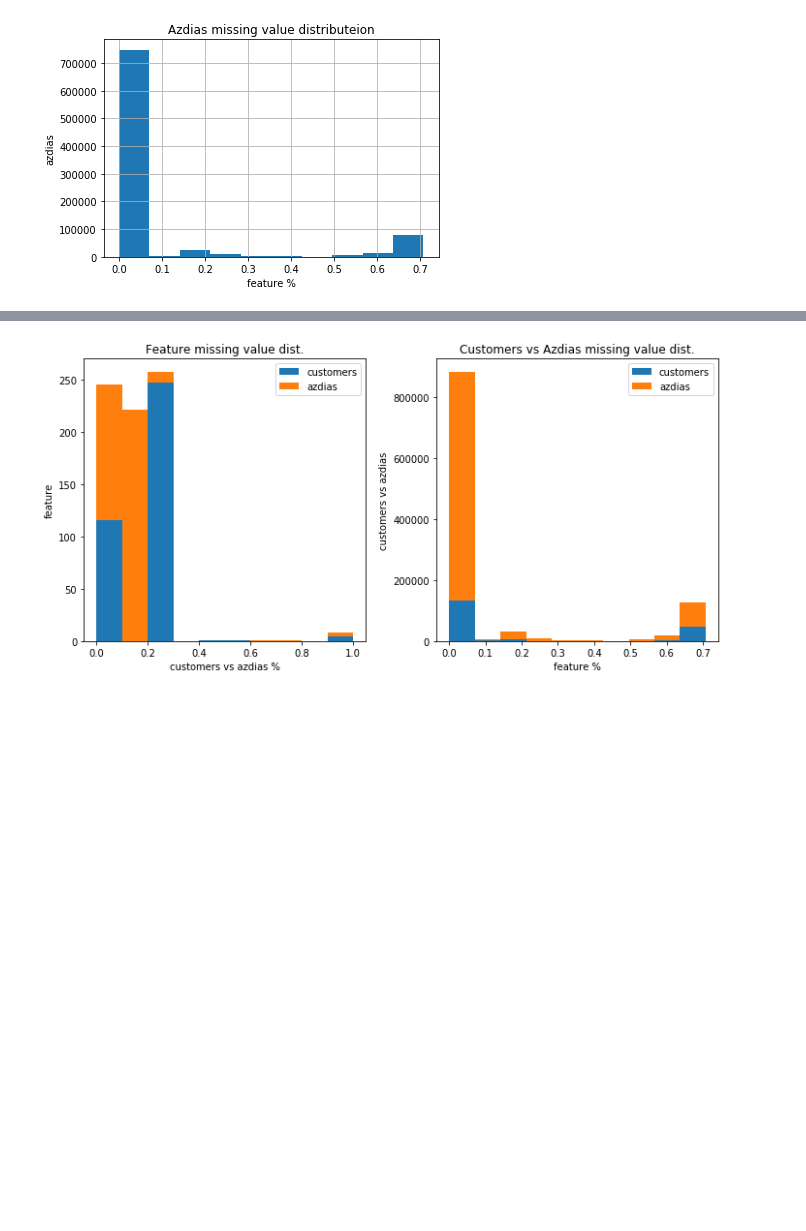
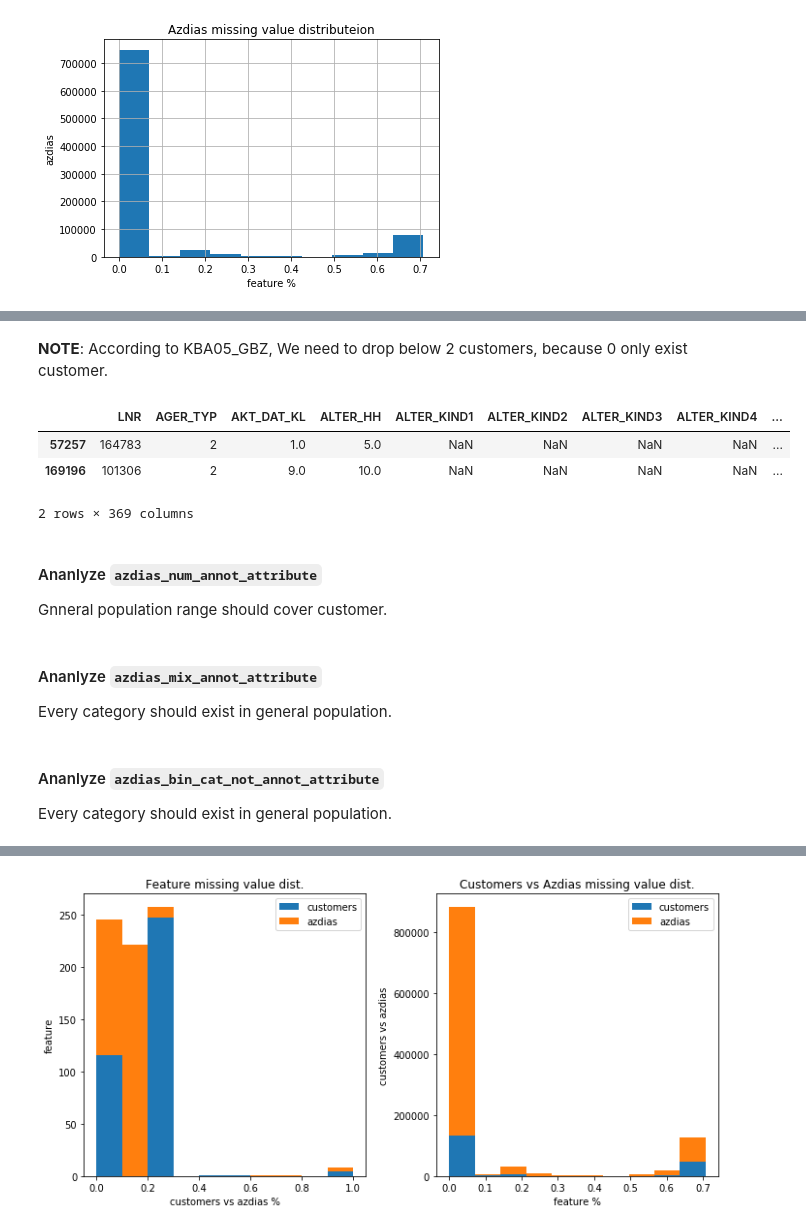
Before and after one commit to dragon7-fc/DSND-Capstone, a Jupyter notebook: Arvato Project Workbook.ipynb, the cells around one changed output, grey strips where cells are left out. Cells and saved outputs as stored; diff of their text form; code cells hidden in the pictures; blank space fills up the shorter version.

```diff
--- a/Arvato Project Workbook.ipynb
+++ b/Arvato Project Workbook.ipynb
@@ -1066,0 +1051,13 @@ assert not_annot_attr_azdias_values.size == azdias_bin_cat_not_annot_attribute.s
+# %% [markdown]
+__NOTE__: According to KBA05_GBZ, We need to drop below 2 customers, because 0 only exist customer.
+# %%
+customers_df[customers_df['KBA05_GBZ'] == 0]
+# %% [output]
+|  | LNR | AGER_TYP | AKT_DAT_KL | ALTER_HH | ALTER_KIND1 | ALTER_KIND2 | ALTER_KIND3 | ALTER_KIND4 | ... |
+| 57257 | 164783 | 2 | 1.0 | 5.0 | NaN | NaN | NaN | NaN | ... |
+| 169196 | 101306 | 2 | 9.0 | 10.0 | NaN | NaN | NaN | NaN | ... |
+2 rows × 369 columns
+# %% [markdown]
+#### Ananlyze `azdias_num_annot_attribute`
+
+Gnneral population range should cover customer.
@@ -1066,0 +1076,4 @@ assert not_annot_attr_azdias_values.size == azdias_bin_cat_not_annot_attribute.s
+# %% [markdown]
+#### Ananlyze `azdias_mix_annot_attribute`
+
+Every category should exist in general population.
@@ -1066,0 +1093,4 @@ assert not_annot_attr_azdias_values.size == azdias_bin_cat_not_annot_attribute.s
+# %% [markdown]
+#### Ananlyze `azdias_bin_cat_not_annot_attribute`
+
+Every category should exist in general population.
```
Also changed, not shown: parts of 134 cells of this notebook.
